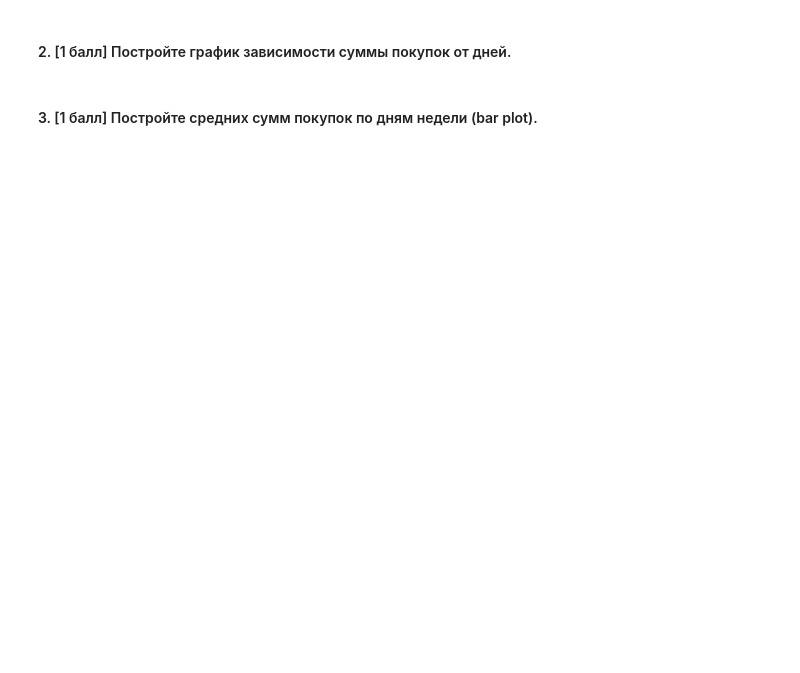
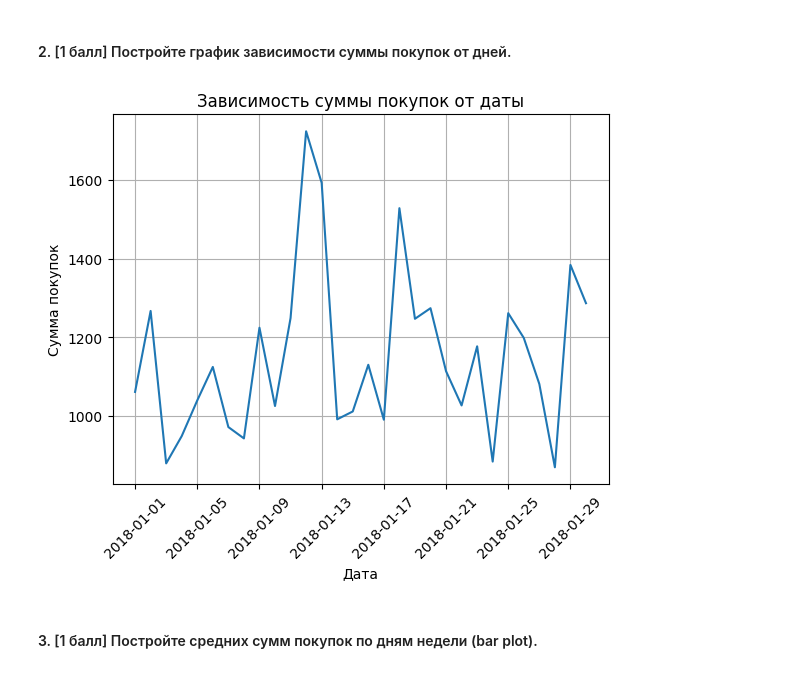
Before and after one commit to h3avydirtysoul/MachineLearning2023, a Jupyter notebook: homework-practice-01-pandas.ipynb, the cells around one changed output. Drawn from its saved outputs; the diff is of its cells as text; code cells hidden in the pictures; blank space fills up the shorter version.

```diff
--- a/homework-practice-01-pandas.ipynb
+++ b/homework-practice-01-pandas.ipynb
@@ -414,2 +454,17 @@ data
+# %%
+data['date'] = pd.to_datetime(data['date'])
+# %%
+import numpy as np
+spend = data.groupby('date')['float_price'].sum()
+
+plt.plot(spend.index, spend.values)
+plt.grid()
+plt.xlabel('Дата')
+plt.xticks(rotation=45)
+plt.ylabel('Сумма покупок')
+plt.title('Зависимость суммы покупок от даты')
+plt.show()
+# %% [output]
+[figure, added]
 # %% [markdown]
 #### 3. [1 балл] Постройте средних сумм покупок по дням недели (bar plot).
```
Also changed, not shown: parts of 23 cells of this notebook.
